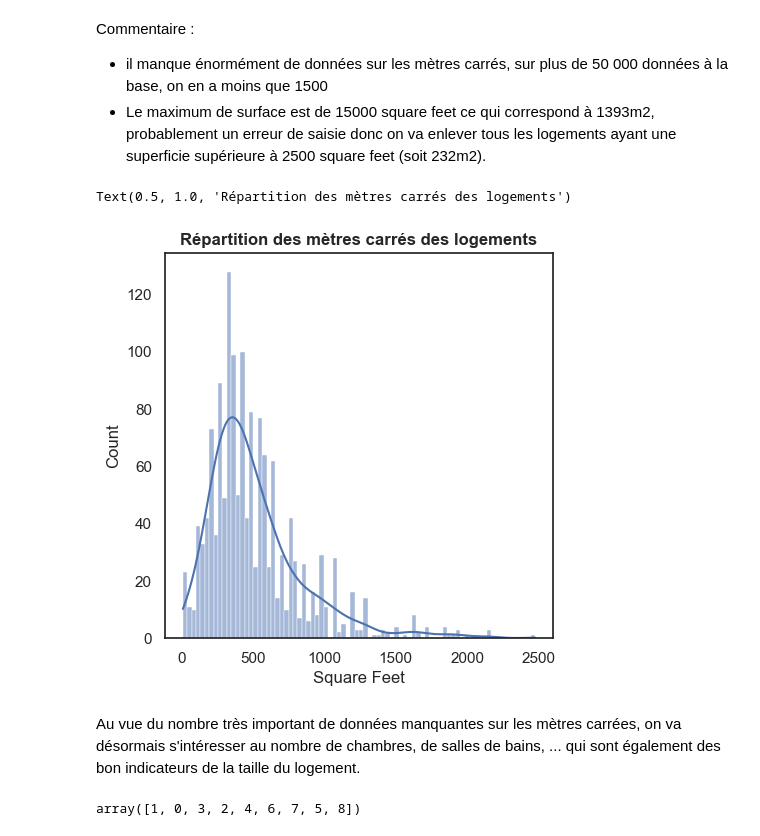
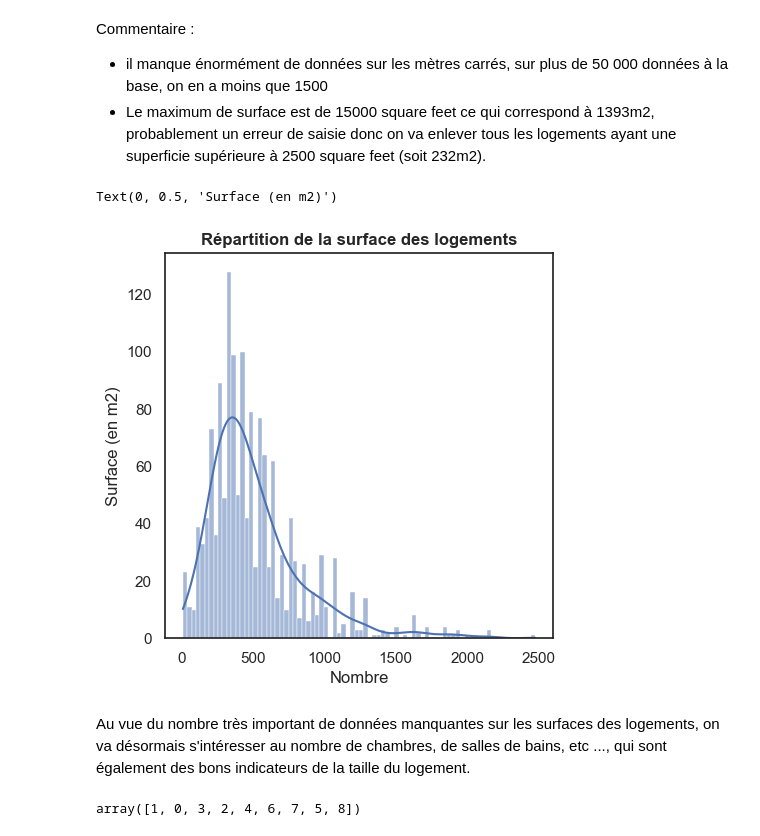
Before and after one commit to marinablaz/projetpython, a Jupyter notebook: stats.ipynb, the cells around one changed output. Cells and saved outputs as stored; diff of their text form; code cells hidden in the pictures.

```diff
--- a/stats.ipynb
+++ b/stats.ipynb
@@ -14,8 +12,8 @@ import collections
 # %%
-data = pd.read_csv('/Users/eleabordais/Documents/ENSAE/2A ENSAE/Python/Projet python/airbnb-listings3.csv' , sep=';')
+# data = pd.read_csv('/Users/eleabordais/Documents/ENSAE/2A ENSAE/Python/Projet python/airbnb-listings3.csv' , sep=';')
+# data
+data = pd.read_csv('/Users/come/Desktop/ENSAE/Cours/Projet_python/airbnb-listings3.csv' , sep=';')
 data
-# data = pd.read_csv('/Users/come/Desktop/ENSAE/Cours/Projet_python/airbnb-listings3.csv' , sep=';')
-# data
 # %% [output]
 |  | ID | Listing Url | Scrape ID | Last Scraped | Name | Summary | Space | Description | ... |
 | 0 | 7713011 | https://www.airbnb.com/rooms/7713011 | 20170404145355 | 2017-04-06 | STUDIO PIGALLE W BALCONY | In the heart of Montmarte Pigalle... | This newly refurbished flat is id... | In the heart of Montmarte Pigalle... | ... |
@@ -419,12 +422,14 @@ df_feet = df_feet.loc[(df_feet['Square Feet'] < 2500)]
 # %%
 fig, ax = plt.subplots(figsize=(5, 5))
 sns.histplot(data=df_feet['Square Feet'], kde=True, bins=int(80))
-plt.title ('Répartition des mètres carrés des logements', weight='bold')
+plt.title ('Répartition de la surface des logements', weight='bold')
+plt.xlabel('Nombre')
+plt.ylabel('Surface (en m2)')
 # %% [output]
-Text(0.5, 1.0, 'Répartition des mètres carrés des logements')
+Text(0, 0.5, 'Surface (en m2)')
-[figure, old version]
+[figure, new version]
 # %% [markdown]
-Au vue du nombre très important de données manquantes sur les mètres carrées, on va désormais s'intéresser au nombre de chambres, de salles de bains, ... qui sont également des bon indicateurs de la taille du logement.
+Au vue du nombre très important de données manquantes sur les surfaces des logements, on va désormais s'intéresser au nombre de chambres, de salles de bains, etc ..., qui sont également des bons indicateurs de la taille du logement.
 # %%
 df['Bathrooms'] = df['Bathrooms'].astype(int)
 # %%
```
Also changed, not shown: parts of 19 cells of this notebook.
